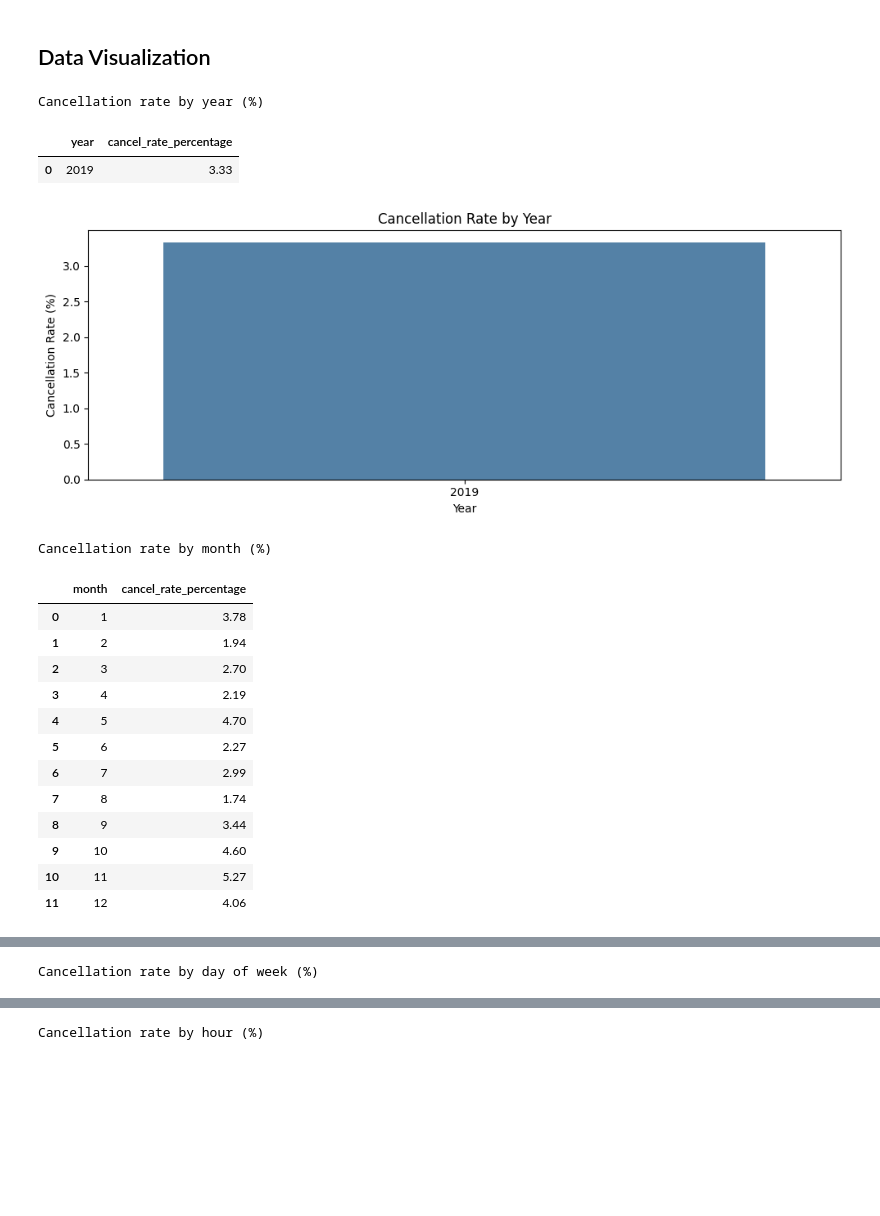
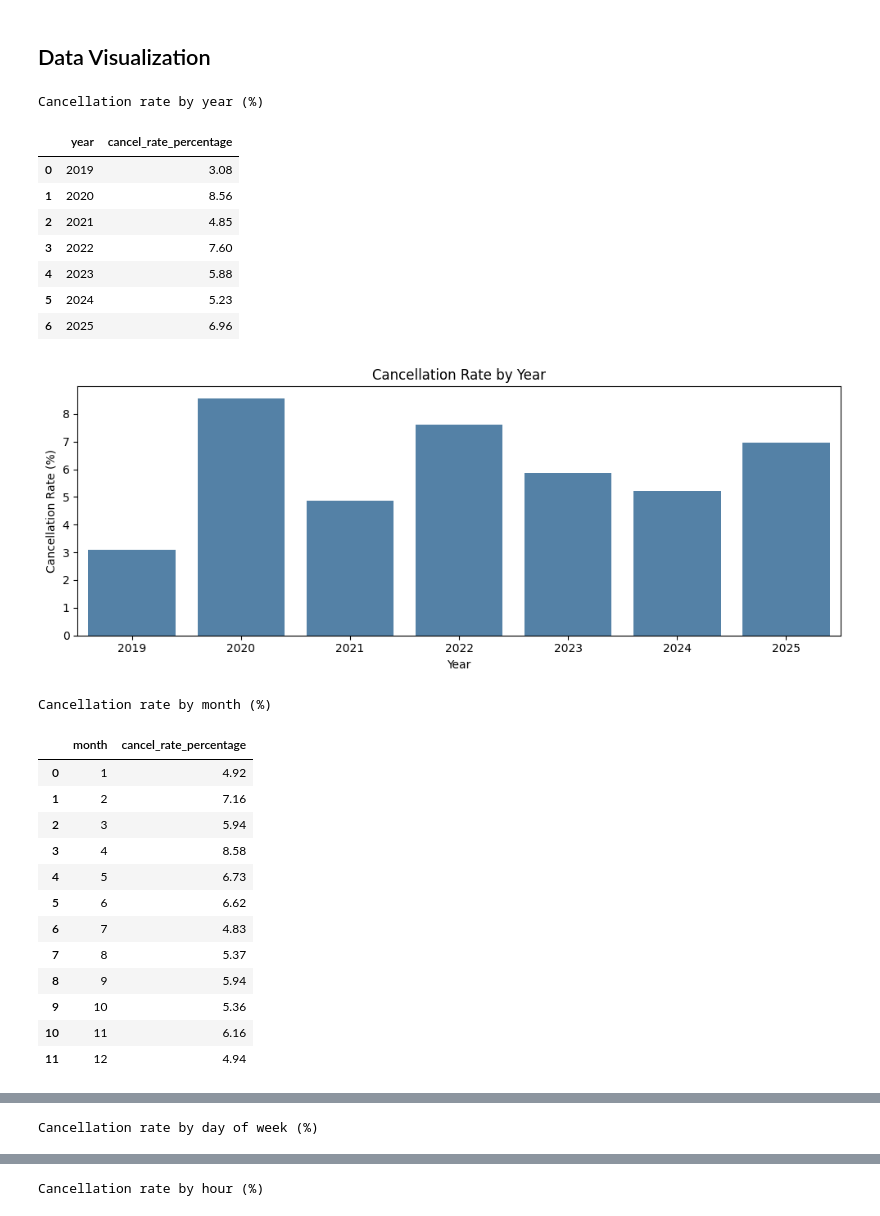
Before and after one commit to ywang0202/master_thesis, a Jupyter notebook: eda_disruptions_weather_final.ipynb, the cells around one changed output, grey strips where cells are left out. Saved outputs shown, nothing was run; the diff lists cells and outputs as text; code cells hidden in the pictures; blank space fills up the shorter version.

```diff
--- a/eda_disruptions_weather_final.ipynb
+++ b/eda_disruptions_weather_final.ipynb
@@ -297,7 +356,13 @@ serv19 = pd.read_csv(f"I:/Datasets Thesis/Train Services 2019-2025/services-2019
 # %%
-# Match Service:Date to weather timestamp style (YYYY-MM-DD 00:00:00)
-serv19["Service:Date"] = pd.to_datetime(
-    serv19["Service:Date"].astype(str).str[:10],
-    format="%Y-%m-%d",
-    errors="coerce"
- )
+serv23 = pd.read_csv("I:/Datasets Thesis/Train Services 2019-2025/clean/services_clean_2023.csv")
+serv24 = pd.read_csv("I:/Datasets Thesis/Train Services 2019-2025/clean/services_clean_2024.csv")
+serv25 = pd.read_csv("I:/Datasets Thesis/Train Services 2019-2025/clean/services_clean_2025.csv")
+# %%
+#Concatenate dataset services as one (2m45s)
+
+df_train = pd.concat([serv19, serv20, serv21, serv22, serv23, serv24, serv25], ignore_index= True)
+serv_col_names = df_train.columns
+print( f" The column names of services are: {serv_col_names}" )
+
+rows, columns = df_train.shape
+print( f"df_train has Rows: {rows}, Columns: {columns}" ) #Rows: 38571, Columns: 14
@@ -1091,10 +748,10 @@ cancelled_columns.groupby([
 # %%
 # Create is_cancelled directly in this cell
-arr = serv19["Stop:Arrival cancelled"]
-dep = serv19["Stop:Departure cancelled"]
-complete = serv19["Service:Completely cancelled"] if "Service:Completely cancelled" in serv19.columns else pd.Series(False, index=serv19.index)
+arr = df_train["Stop:Arrival cancelled"]
+dep = df_train["Stop:Departure cancelled"]
+complete = df_train["Service:Completely cancelled"] if "Service:Completely cancelled" in df_train.columns else pd.Series(False, index=df_train.index)
 
-serv19["is_cancelled"] = 1
+df_train["is_cancelled"] = 1
 not_cancelled_mask = (
     (complete == False) &
     (
@@ -1103,9 +760,9 @@ not_cancelled_mask = (
         ((arr == False) & (dep == False))
     )
 )
-serv19.loc[not_cancelled_mask, "is_cancelled"] = 0
+df_train.loc[not_cancelled_mask, "is_cancelled"] = 0
 
-cancelled_columns["is_cancelled"] = serv19["is_cancelled"]
+cancelled_columns["is_cancelled"] = df_train["is_cancelled"]
 
 cancelled_columns.groupby([
     "Stop:Arrival cancelled",
@@ -1134,0 +812,3 @@ cancelled_columns.groupby([
+# %%
+pd.set_option('display.max_columns', None)
+df_train[df_train["Service:RDT-ID"] == 7222029]
@@ -1136,7 +920,7 @@ cancelled_columns.groupby([
 ## Data Visualization
 # %%
 # Cancellation Rate Analysis by Year, Month, Day of Week, and Hour
-df_time = serv19.copy()
+df_time = df_train.copy()
 df_time["Service:Date"] = pd.to_datetime(df_time["Service:Date"], errors="coerce")
 df_time = df_time.dropna(subset=["Service:Date"])
 
@@ -1186,46 +970,52 @@ rate_weekday = rate_weekday.sort_values("weekday")
 print("\nCancellation rate by day of week (%)")
 display(rate_weekday)
 
 plt.figure(figsize=(10, 4))
 sns.barplot(data=rate_weekday, x="weekday", y="cancel_rate_percentage", color="coral")
 plt.title("Cancellation Rate by Day of Week")
 plt.ylabel("Cancellation Rate (%)")
 plt.xlabel("Day of Week")
 plt.xticks(rotation=30)
 plt.tight_layout()
 plt.show()
 
 # Cancellation rate by hour
 hour_data = df_time.dropna(subset=["hour"])
 if len(hour_data) > 0:
     rate_hour = hour_data.groupby("hour")["is_cancelled"].mean().mul(100).round(2).reset_index(name="cancel_rate_percentage")
     print("\nCancellation rate by hour (%)")
     display(rate_hour)
 
     plt.figure(figsize=(12, 4))
     sns.lineplot(data=rate_hour, x="hour", y="cancel_rate_percentage", marker="o", color="purple")
     plt.title("Cancellation Rate by Hour of Day")
     plt.ylabel("Cancellation Rate (%)")
     plt.xlabel("Hour (24-hour format)")
     plt.xticks(range(0, 24))
     plt.tight_layout()
     plt.show()
 # %% [output]
 Cancellation rate by year (%)
 |  | year | cancel_rate_percentage |
-| 0 | 2019 | 3.33 |
+| 0 | 2019 | 3.08 |
+| 1 | 2020 | 8.56 |
+| 2 | 2021 | 4.85 |
+| 3 | 2022 | 7.60 |
+| 4 | 2023 | 5.88 |
+| 5 | 2024 | 5.23 |
+| 6 | 2025 | 6.96 |
-[figure, old version]
+[figure, new version]
 Cancellation rate by month (%)
 |  | month | cancel_rate_percentage |
-| 0 | 1 | 3.78 |
-| 1 | 2 | 1.94 |
-| 2 | 3 | 2.70 |
-| 3 | 4 | 2.19 |
-| 4 | 5 | 4.70 |
-| 5 | 6 | 2.27 |
-| 6 | 7 | 2.99 |
-| 7 | 8 | 1.74 |
-| 8 | 9 | 3.44 |
-| 9 | 10 | 4.60 |
-| 10 | 11 | 5.27 |
-| 11 | 12 | 4.06 |
+| 0 | 1 | 4.92 |
+| 1 | 2 | 7.16 |
+| 2 | 3 | 5.94 |
+| 3 | 4 | 8.58 |
+| 4 | 5 | 6.73 |
+| 5 | 6 | 6.62 |
+| 6 | 7 | 4.83 |
+| 7 | 8 | 5.37 |
+| 8 | 9 | 5.94 |
+| 9 | 10 | 5.36 |
+| 10 | 11 | 6.16 |
+| 11 | 12 | 4.94 |
```
Also changed, not shown: parts of 64 cells of this notebook, 13 other files.
